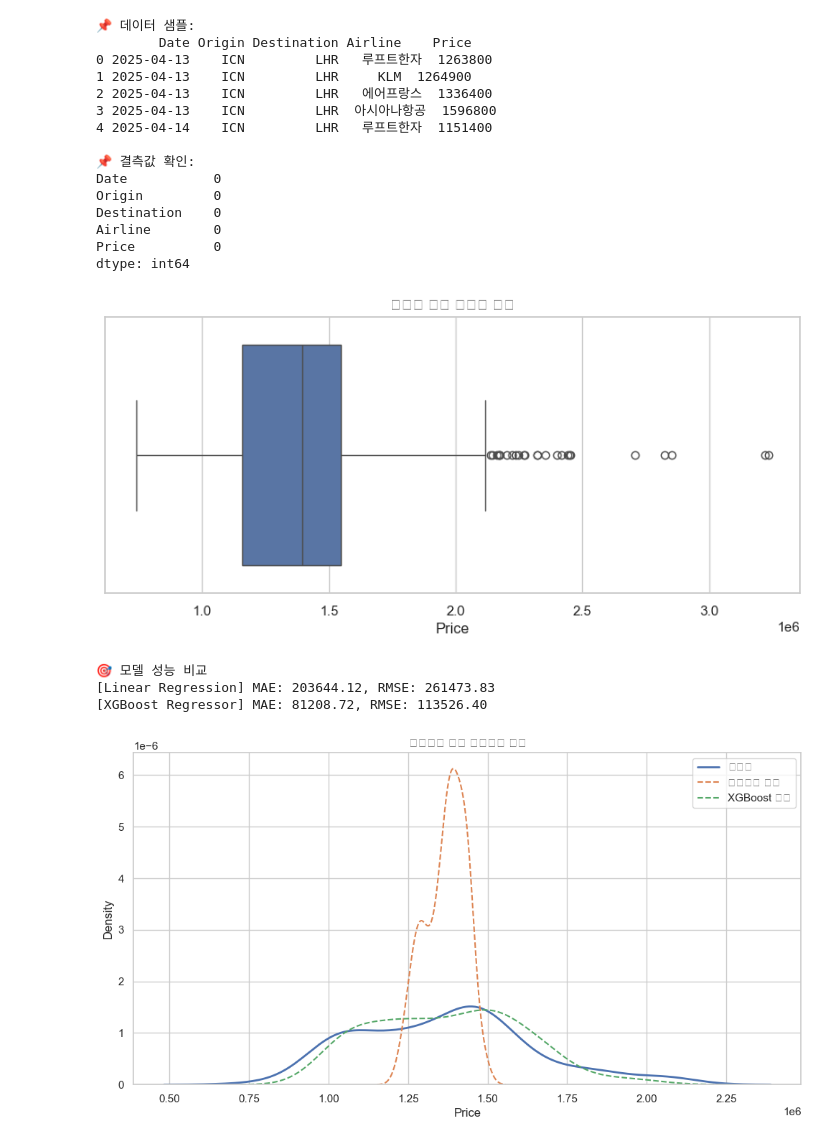
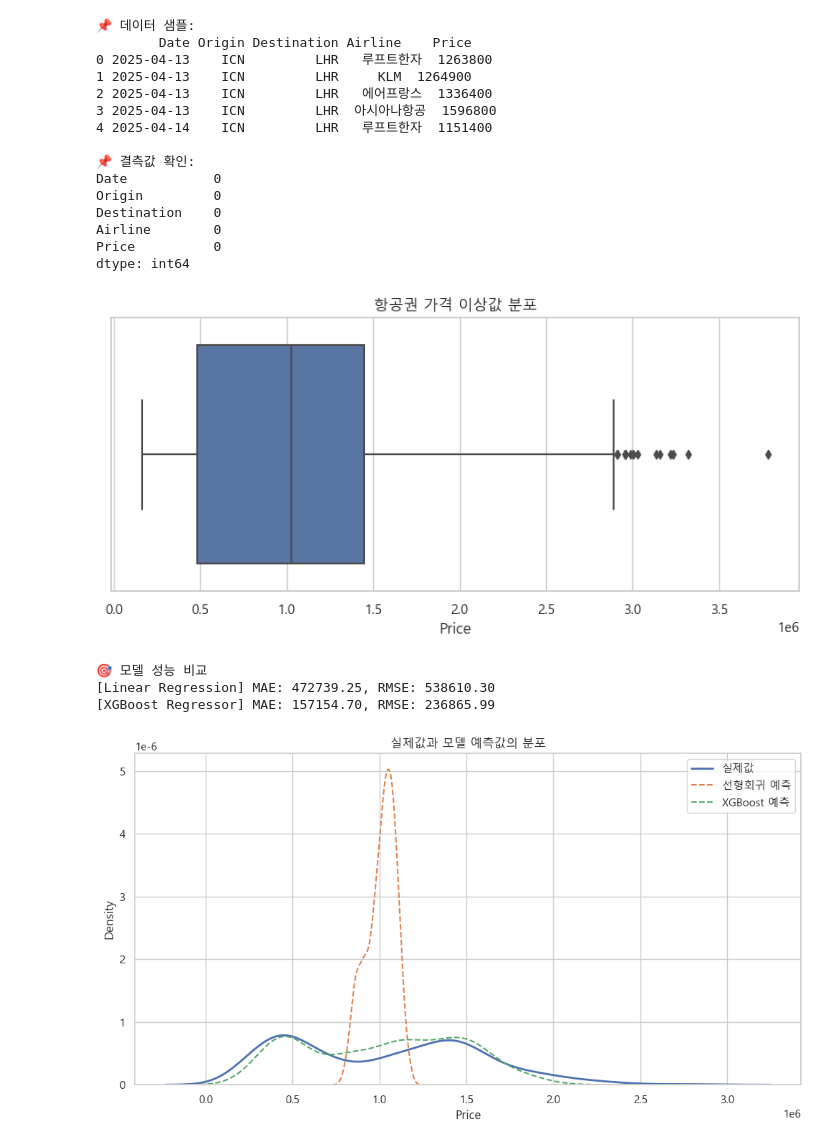
Before and after one commit to YoungminChoAtKaist/BAF660, a Jupyter notebook: FlightPredict.ipynb, the cells around one changed output. Drawn from its saved outputs; the diff is of its cells as text; code cells hidden in the pictures.

```diff
--- a/FlightPredict.ipynb
+++ b/FlightPredict.ipynb
@@ -5,6 +5,7 @@
 import pandas as pd
 import numpy as np
 import matplotlib.pyplot as plt
+import matplotlib as mpl
 import seaborn as sns
 
 from sklearn.model_selection import train_test_split
@@ -19,11 +20,37 @@ warnings.filterwarnings('ignore')
 
 sns.set(style="whitegrid")
 
+mpl.rcParams['font.family'] = 'Malgun Gothic'  # Windows의 경우
+# mpl.rcParams['font.family'] = 'AppleGothic'  # macOS의 경우
+
+# 음수 기호 깨짐 방지
+mpl.rcParams['axes.unicode_minus'] = False
+
 # =============================
 # 2. 데이터 불러오기 및 기본 확인
 # =============================
-df = pd.read_csv("flights_all_2025-04-13_2026-03-03_ICN_LHR.csv")
-df['Date'] = pd.to_datetime(df['Date'])
+# ICN - LHR 항공권 데이터
+df_lhr = pd.read_csv("flights_all_ICN_LHR_2025-04-13_2025-12-31.csv")
+df_lhr['Date'] = pd.to_datetime(df_lhr['Date'])
+
+# ICN - LAX 항공권 데이터
+df_lax = pd.read_csv("flights_all_ICN_LAX_2025-04-13_2026-03-31.csv")
+df_lax['Date'] = pd.to_datetime(df_lax['Date'])
+
+# ICN - HND 항공권 데이터
+df_hnd = pd.read_csv("flights_all_ICN_HND_2025-04-13_2026-03-31.csv")
+df_hnd['Date'] = pd.to_datetime(df_hnd['Date'])
+
+# ICN - NRT 항공권 데이터
+df_nrt = pd.read_csv("flights_all_ICN_NRT_2025-04-13_2026-03-31.csv")
+df_nrt['Date'] = pd.to_datetime(df_nrt['Date'])
+
+# ICN - SEA 항공권 데이터
+df_sea = pd.read_csv("flights_all_ICN_SEA_2025-04-13_2026-03-31.csv")
+df_sea['Date'] = pd.to_datetime(df_sea['Date'])
+
+# DataFrame 통합
+df = pd.concat([df_lhr, df_lax, df_hnd, df_nrt, df_sea], ignore_index=True)
 
 print("📌 데이터 샘플:")
 print(df.head())
@@ -132,35 +159,35 @@ shap.summary_plot(shap_values, X_train)
 # SHAP Force Plot (특정 샘플)
 sample_idx = 10
 shap.plots.force(shap_values[sample_idx], matplotlib=True)
 
 # =============================
 # (선택) 피처 중요도 시각화
 # =============================
 importances = pd.Series(xgb_model.feature_importances_, index=X.columns)
 importances = importances.sort_values()
 
 plt.figure(figsize=(8, 5))
 importances.plot(kind='barh')
 plt.title("XGBoost Feature Importance")
 plt.show()
 # %% [output]
 📌 데이터 샘플:
         Date Origin Destination Airline    Price
 0 2025-04-13    ICN         LHR   루프트한자  1263800
 1 2025-04-13    ICN         LHR     KLM  1264900
 2 2025-04-13    ICN         LHR   에어프랑스  1336400
 3 2025-04-13    ICN         LHR  아시아나항공  1596800
 4 2025-04-14    ICN         LHR   루프트한자  1151400
 
 📌 결측값 확인:
 Date           0
 Origin         0
 Destination    0
 Airline        0
 Price          0
 dtype: int64
-[figure, old version]
+[figure, new version]
 🎯 모델 성능 비교
-[Linear Regression] MAE: 203644.12, RMSE: 261473.83
-[XGBoost Regressor] MAE: 81208.72, RMSE: 113526.40
+[Linear Regression] MAE: 472739.25, RMSE: 538610.30
+[XGBoost Regressor] MAE: 157154.70, RMSE: 236865.99
-[figure, old version]
+[figure, new version]
```
Also changed, not shown: parts of 1 cell of this notebook.
